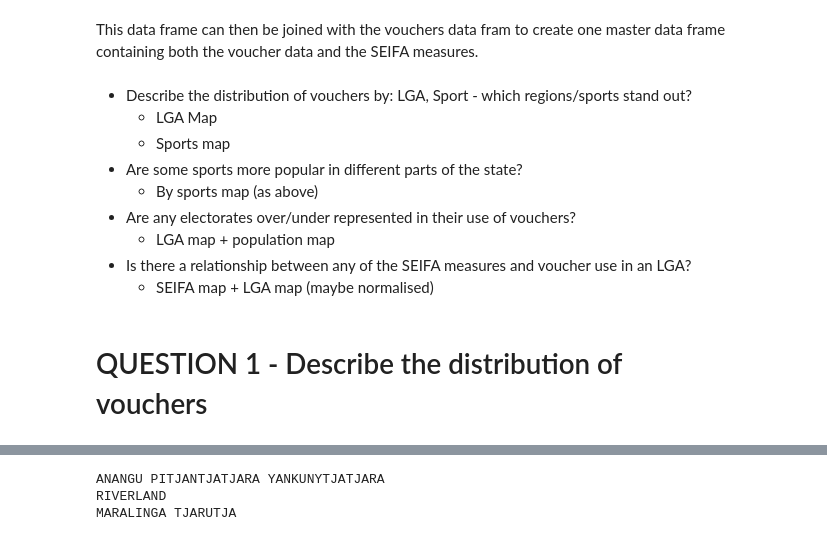
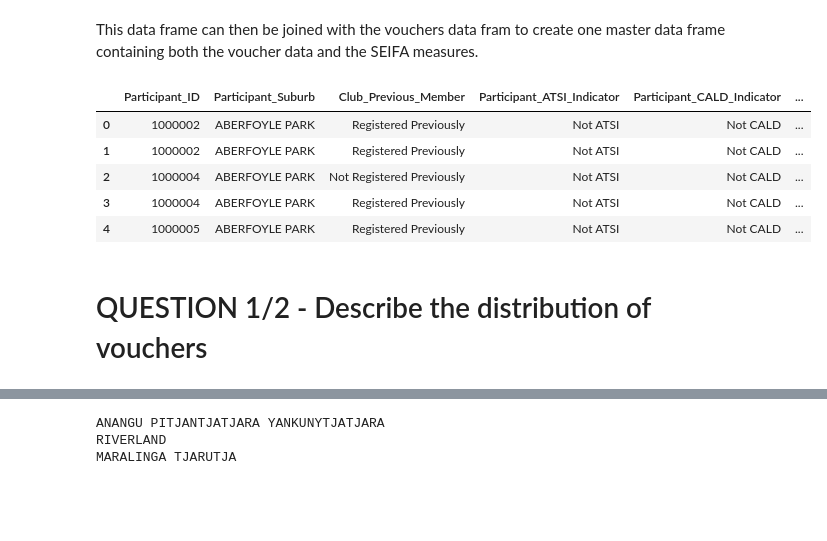
Before and after one commit to liamflannery/data-science-portfolio-liamflannery, a Jupyter notebook: Portfolio 2.ipynb, the cells around one changed output, grey strips where cells are left out. Drawn from its saved outputs; the diff is of its cells as text; code cells hidden in the pictures; blank space fills up the shorter version.

```diff
--- a/Portfolio 2.ipynb
+++ b/Portfolio 2.ipynb
@@ -78,16 +78,13 @@ LGA_scores.head()
 This data frame can then be joined with the vouchers data fram to create one master data frame containing both the voucher data and the SEIFA measures.
 # %%
 sa_vouchers_scores = sa_vouchers.join(LGA_scores, on='Participant_LGA')
-#sa_vouchers_scores.head()
+sa_vouchers_scores.head()
+# %% [output]
+|  | Participant_ID | Participant_Suburb | Club_Previous_Member | Participant_ATSI_Indicator | Participant_CALD_Indicator | ... |
+| 0 | 1000002 | ABERFOYLE PARK | Registered Previously | Not ATSI | Not CALD | ... |
+| 1 | 1000002 | ABERFOYLE PARK | Registered Previously | Not ATSI | Not CALD | ... |
+| 2 | 1000004 | ABERFOYLE PARK | Not Registered Previously | Not ATSI | Not CALD | ... |
+| 3 | 1000004 | ABERFOYLE PARK | Registered Previously | Not ATSI | Not CALD | ... |
+| 4 | 1000005 | ABERFOYLE PARK | Registered Previously | Not ATSI | Not CALD | ... |
-# %% [markdown]
-* Describe the distribution of vouchers by: LGA, Sport - which regions/sports stand out?
-    - LGA Map
-    - Sports map
-* Are some sports more popular in different parts of the state?
-    - By sports map (as above)
-* Are any electorates over/under represented in their use of vouchers?
-    - LGA map + population map
-* Is there a relationship between any of the SEIFA measures and voucher use in an LGA?
-    - SEIFA map + LGA map (maybe normalised)
 # %% [markdown]
-# QUESTION 1 - Describe the distribution of vouchers
+# QUESTION 1/2 - Describe the distribution of vouchers
```
Also changed, not shown: parts of 37 cells of this notebook.
